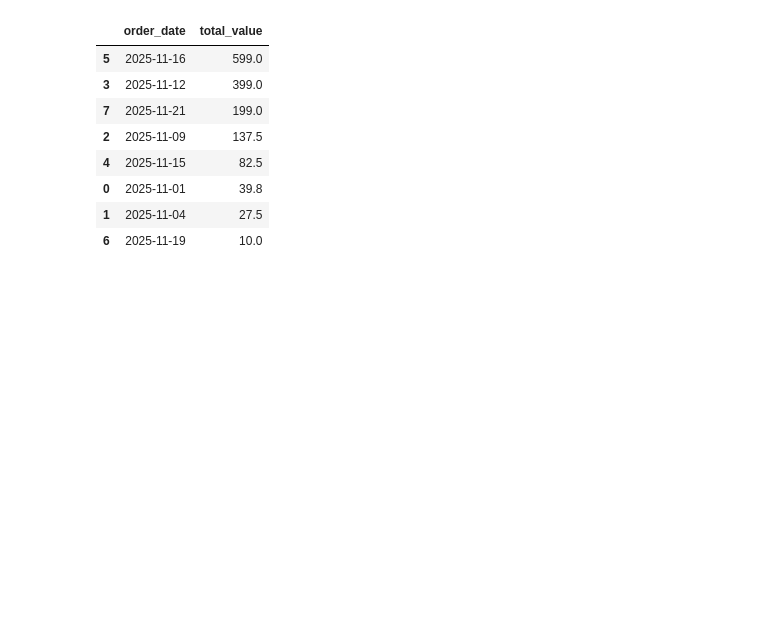
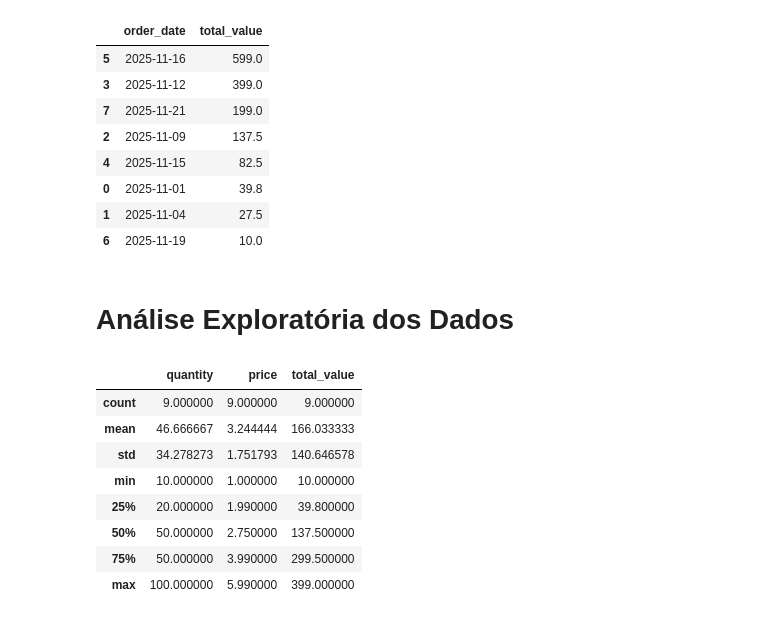
Before and after one commit to viniciuzzz-p/conexao-python-sql, a Jupyter notebook: ecommerce.ipynb, the cells around one changed output. Saved outputs shown, nothing was run; the diff lists cells and outputs as text; code cells hidden in the pictures; blank space fills up the shorter version.

```diff
--- a/ecommerce.ipynb
+++ b/ecommerce.ipynb
@@ -106,3 +99,17 @@ vendas_por_dia.sort_values(by='total_value', ascending=False)
 | 0 | 2025-11-01 | 39.8 |
 | 1 | 2025-11-04 | 27.5 |
 | 6 | 2025-11-19 | 10.0 |
+# %% [markdown]
+# Análise Exploratória dos Dados
+# %%
+df_order.describe()
+# %% [output]
+|  | quantity | price | total_value |
+| count | 9.000000 | 9.000000 | 9.000000 |
+| mean | 46.666667 | 3.244444 | 166.033333 |
+| std | 34.278273 | 1.751793 | 140.646578 |
+| min | 10.000000 | 1.000000 | 10.000000 |
+| 25% | 20.000000 | 1.990000 | 39.800000 |
+| 50% | 50.000000 | 2.750000 | 137.500000 |
+| 75% | 50.000000 | 3.990000 | 299.500000 |
+| max | 100.000000 | 5.990000 | 399.000000 |
```
Also changed, not shown: parts of 17 cells of this notebook.
